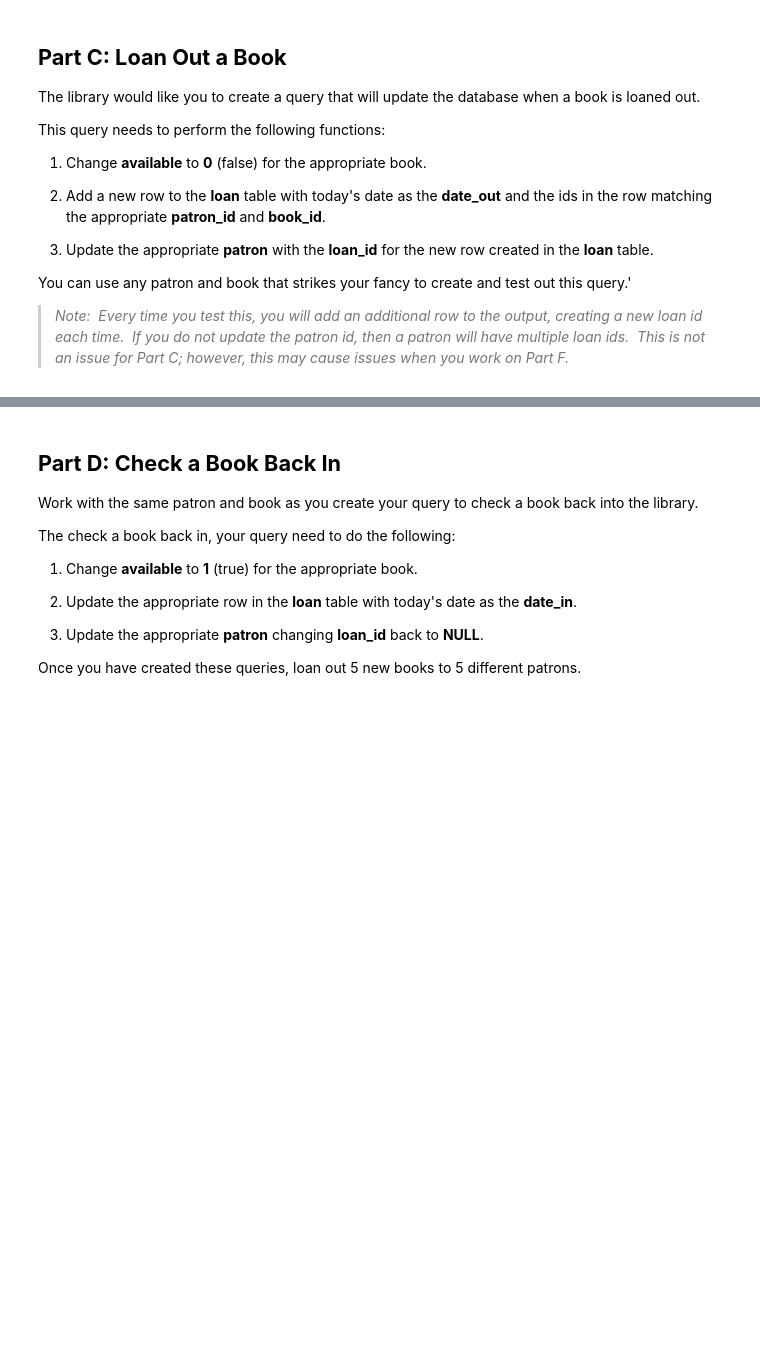
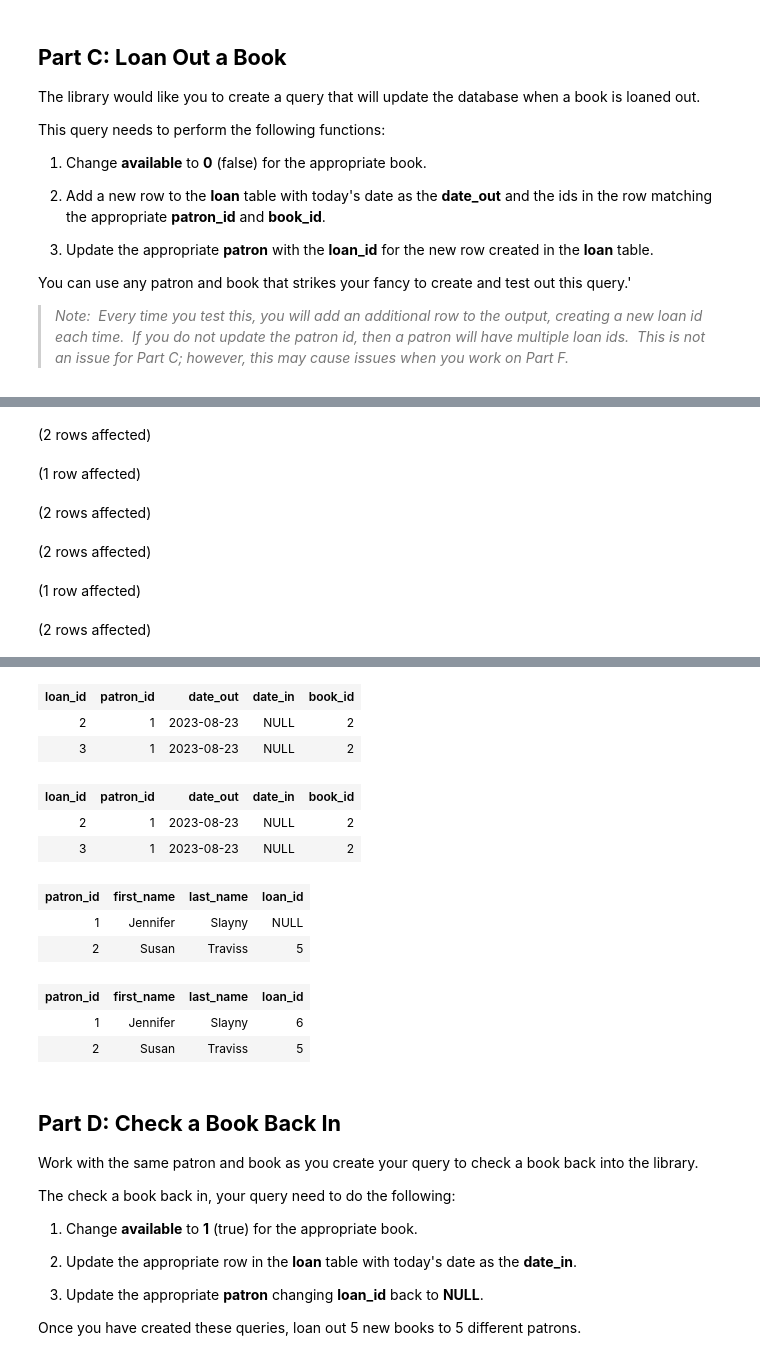
Before and after one commit to e3la/SQL-Part-5-Studio, a Jupyter notebook: Studio.ipynb, the cells around one changed output, grey strips where cells are left out. Saved outputs shown, nothing was run; the diff lists cells and outputs as text; code cells hidden in the pictures; blank space fills up the shorter version.

```diff
--- a/Studio.ipynb
+++ b/Studio.ipynb
@@ -727,0 +750,26 @@ Total execution time: 00:00:00.035
+# %%
+SELECT top 2 *
+FROM helena.loan;
+
+INSERT INTO helena.loan (patron_id, book_id, date_out)
+VALUES (1, 2, GETDATE());
+
+SELECT top 2 *
+FROM helena.loan;
+
+SELECT top 2 *
+FROM helena.patron;
+
+UPDATE helena.patron
+SET loan_id = (SELECT MAX(loan_id) FROM loan)
+WHERE patron_id = 1;
+
+SELECT top 2 *
+FROM helena.patron;
+# %% [output]
+(2 rows affected)
+(1 row affected)
+(2 rows affected)
+(2 rows affected)
+(1 row affected)
+(2 rows affected)
@@ -728,3 +777,15 @@ Total execution time: 00:00:00.035
+| loan_id | patron_id | date_out | date_in | book_id |
+| 2 | 1 | 2023-08-23 | NULL | 2 |
+| 3 | 1 | 2023-08-23 | NULL | 2 |
+| loan_id | patron_id | date_out | date_in | book_id |
+| 2 | 1 | 2023-08-23 | NULL | 2 |
+| 3 | 1 | 2023-08-23 | NULL | 2 |
+| patron_id | first_name | last_name | loan_id |
+| 1 | Jennifer | Slayny | NULL |
+| 2 | Susan | Traviss | 5 |
+| patron_id | first_name | last_name | loan_id |
+| 1 | Jennifer | Slayny | 6 |
+| 2 | Susan | Traviss | 5 |
 # %% [markdown]
 ## **Part D: Check a Book Back In**
 
```
Also changed, not shown: parts of 13 cells of this notebook.
